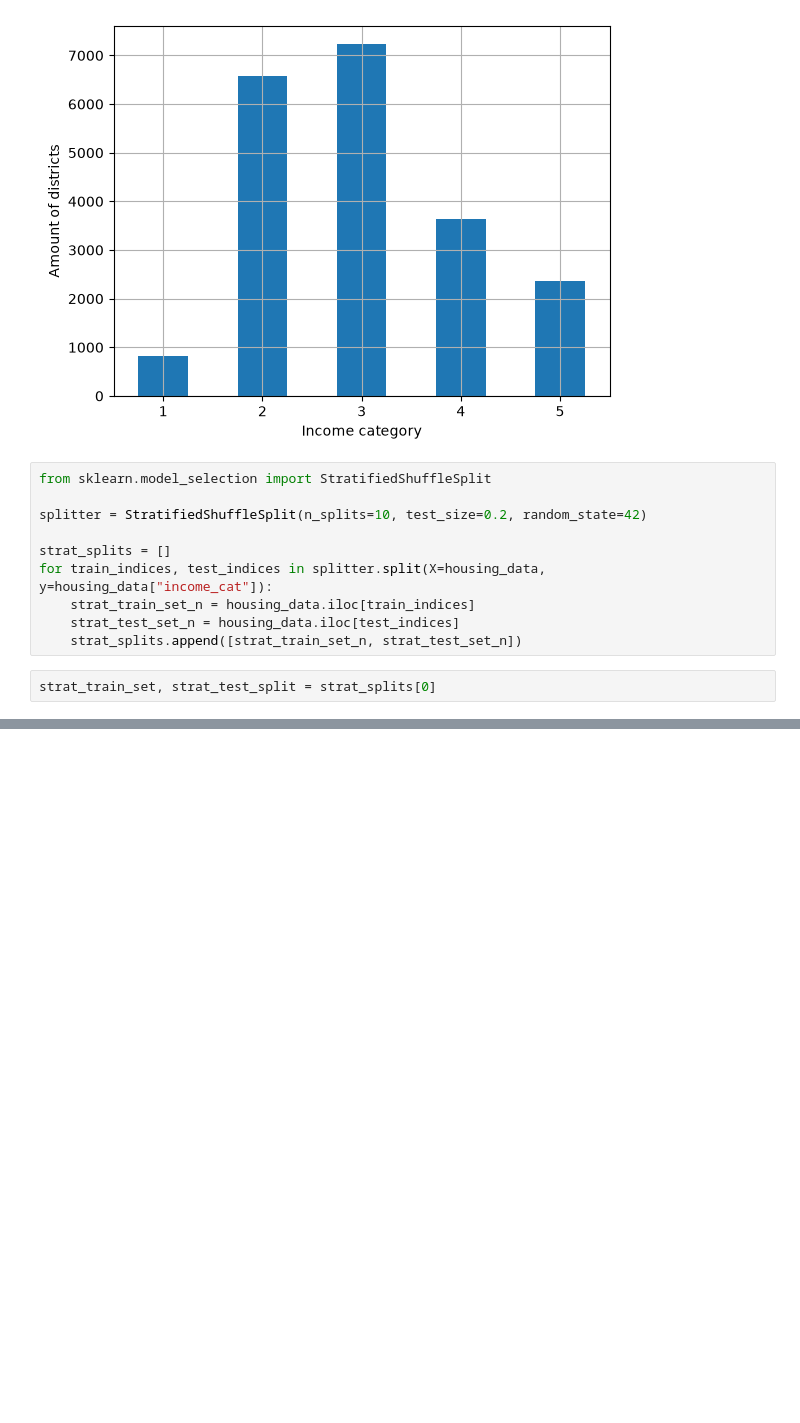
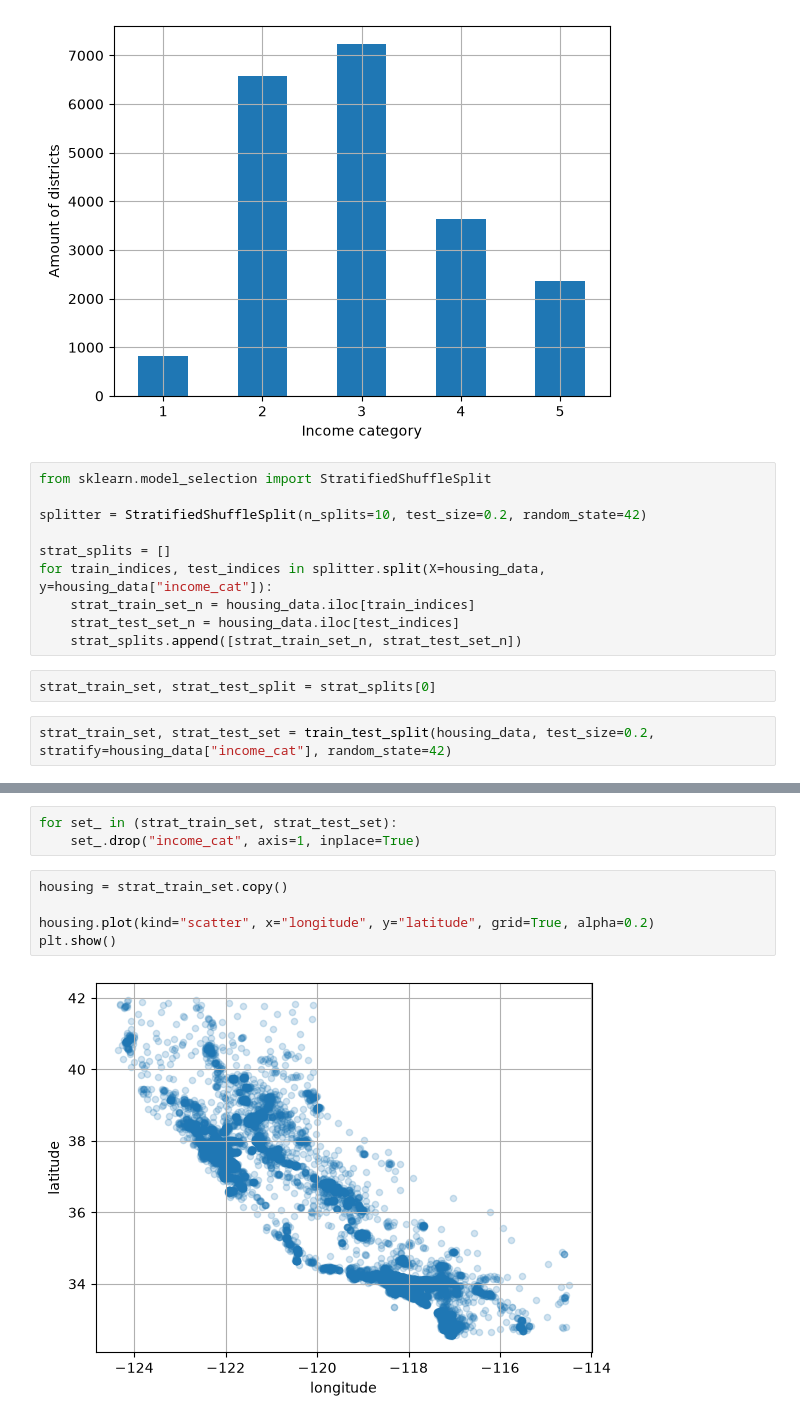
Before and after one commit to vovap2parbitrage/Hands-On-ML-with-Scikit-Learn-and-PyTorch, a Jupyter notebook: Classical_ML/Chapter_2/chapter_2_prac.ipynb, the cells around one changed output, grey strips where cells are left out. Drawn from its saved outputs; the diff is of its cells as text; blank space fills up the shorter version.

```diff
--- a/Classical_ML/Chapter_2/chapter_2_prac.ipynb
+++ b/Classical_ML/Chapter_2/chapter_2_prac.ipynb
@@ -95,3 +95,5 @@ for train_indices, test_indices in splitter.split(X=housing_data, y=housing_data
     strat_splits.append([strat_train_set_n, strat_test_set_n])
 # %%
 strat_train_set, strat_test_split = strat_splits[0]
+# %%
+strat_train_set, strat_test_set = train_test_split(housing_data, test_size=0.2, stratify=housing_data["income_cat"], random_state=42)
@@ -97,0 +118,10 @@ strat_train_set, strat_test_split = strat_splits[0]
+# %%
+for set_ in (strat_train_set, strat_test_set):
+    set_.drop("income_cat", axis=1, inplace=True)
+# %%
+housing = strat_train_set.copy()
+
+housing.plot(kind="scatter", x="longitude", y="latitude", grid=True, alpha=0.2)
+plt.show()
+# %% [output]
+[figure, added]
```
Also changed, not shown: parts of 3 cells of this notebook.
